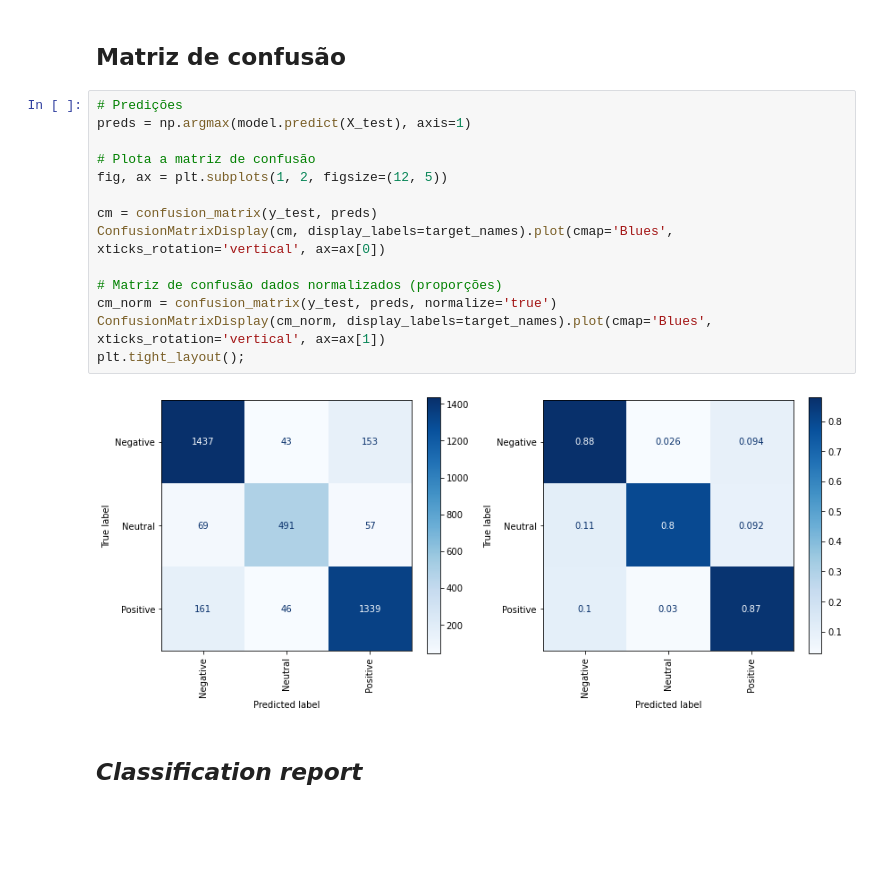
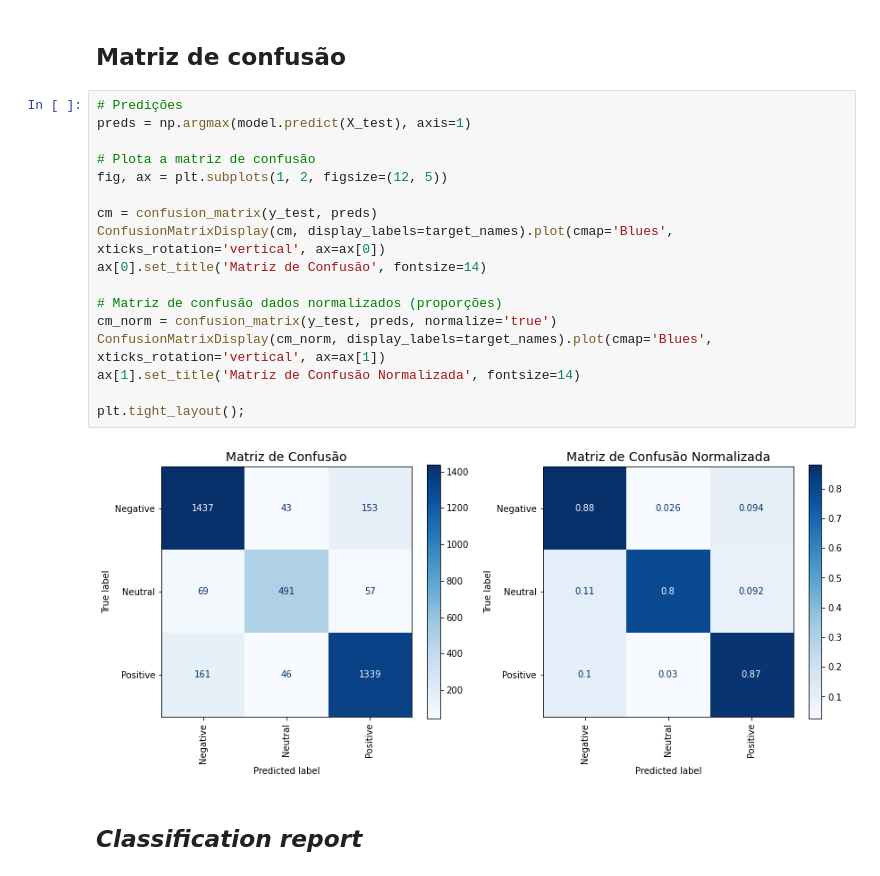
Before and after one commit to Geilson-Araujo/Desafios_NLP_MBA_PUC_Rio, a Jupyter notebook: desafio_01/Coronavirus_tweets_NLP_Text_Classification_TensorFlow_v2.ipynb, the cells around one changed output. Cells and saved outputs as stored; diff of their text form; blank space fills up the shorter version.

Commit message:
add confusion matrix title

```diff
--- a/desafio_01/Coronavirus_tweets_NLP_Text_Classification_TensorFlow_v2.ipynb
+++ b/desafio_01/Coronavirus_tweets_NLP_Text_Classification_TensorFlow_v2.ipynb
@@ -502,19 +500,22 @@ Acurácia do modelo sobre os dados de teste: 86.06%
 # %%
 # Predições
 preds = np.argmax(model.predict(X_test), axis=1)
 
 # Plota a matriz de confusão
 fig, ax = plt.subplots(1, 2, figsize=(12, 5))
 
 cm = confusion_matrix(y_test, preds)
 ConfusionMatrixDisplay(cm, display_labels=target_names).plot(cmap='Blues', xticks_rotation='vertical', ax=ax[0])
+ax[0].set_title('Matriz de Confusão', fontsize=14)
 
 # Matriz de confusão dados normalizados (proporções)
 cm_norm = confusion_matrix(y_test, preds, normalize='true')
 ConfusionMatrixDisplay(cm_norm, display_labels=target_names).plot(cmap='Blues', xticks_rotation='vertical', ax=ax[1])
+ax[1].set_title('Matriz de Confusão Normalizada', fontsize=14)
+
 plt.tight_layout();
 # %% [output]
-[figure, old version]
+[figure, new version]
 # %% [markdown]
 ## _Classification report_
 # %%
```
Also changed, not shown: parts of 2 cells of this notebook.
